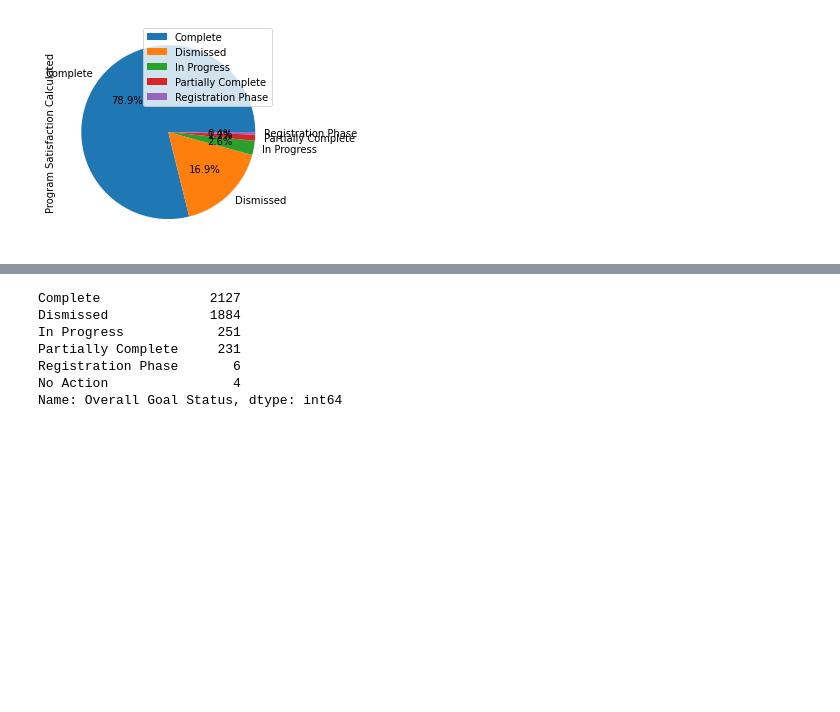
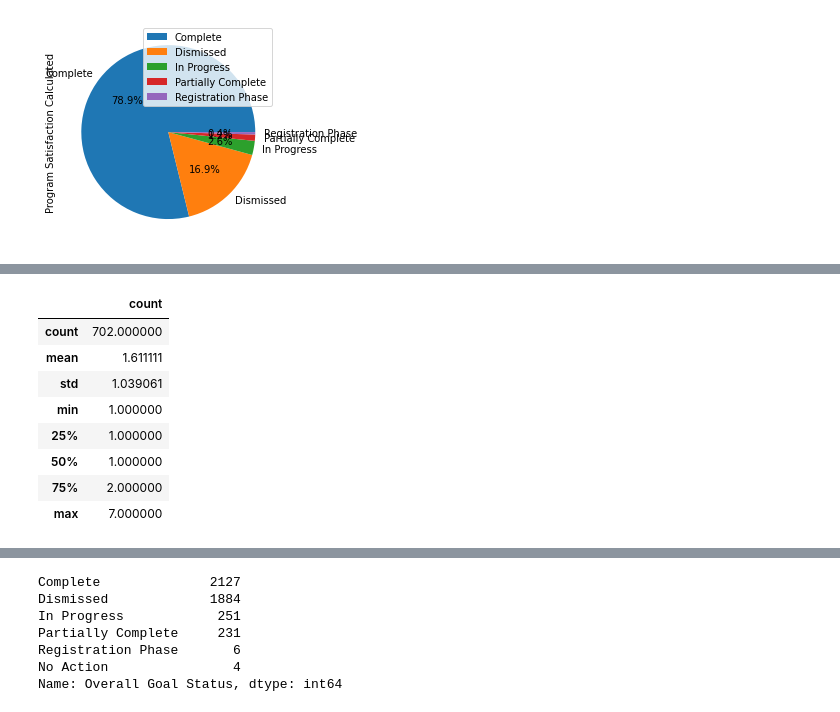
Before and after one commit to darneson1989/work2021, a Jupyter notebook: stagesofchange.ipynb, the cells around one changed output, grey strips where cells are left out. Saved outputs shown, nothing was run; the diff lists cells and outputs as text; code cells hidden in the pictures; blank space fills up the shorter version.

```diff
--- a/stagesofchange.ipynb
+++ b/stagesofchange.ipynb
@@ -193,3 +217,15 @@ array([<matplotlib.axes._subplots.AxesSubplot object at 0x...>],
+# %%
+cta['Weekly Coaching Engagement Unique ID'].describe()
+# %% [output]
+|  | count |
+| count | 702.000000 |
+| mean | 1.611111 |
+| std | 1.039061 |
+| min | 1.000000 |
+| 25% | 1.000000 |
+| 50% | 1.000000 |
+| 75% | 2.000000 |
+| max | 7.000000 |
 # %%
 somewhatcomitted = engagements[(engagements['Stage_of_change'].str.contains('5'))]
 # %%
```
Also changed, not shown: parts of 10 cells of this notebook.
